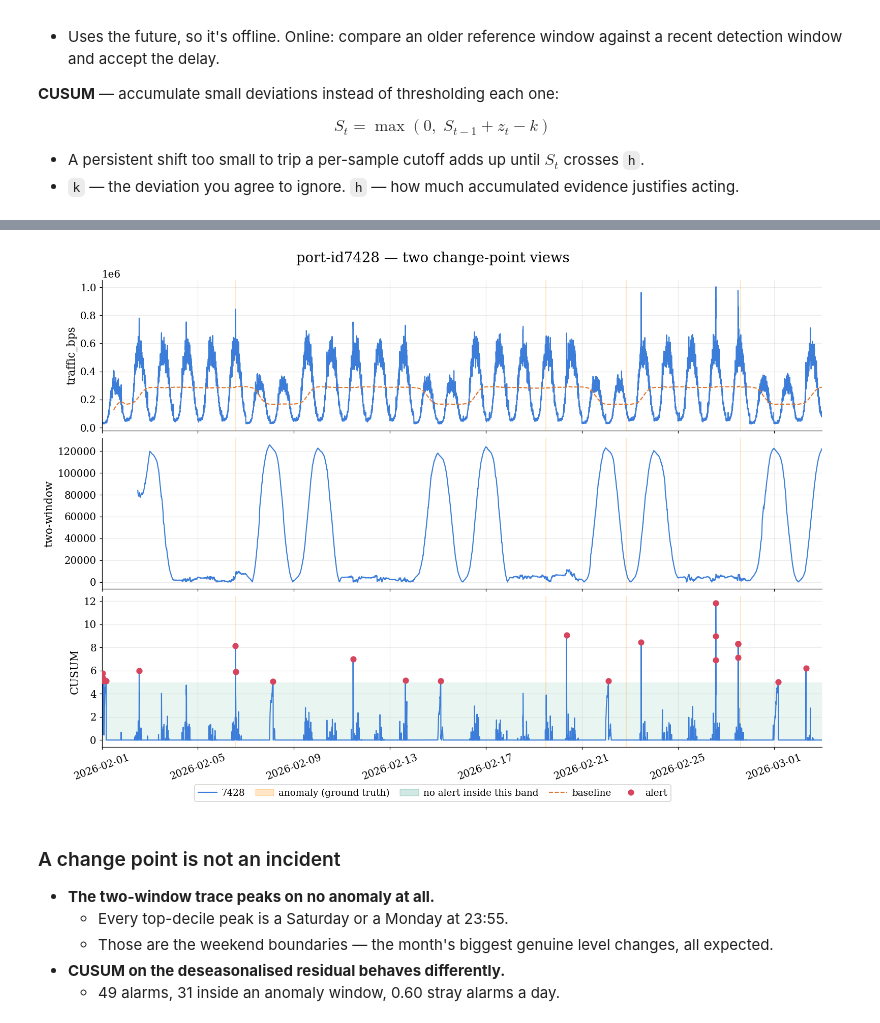
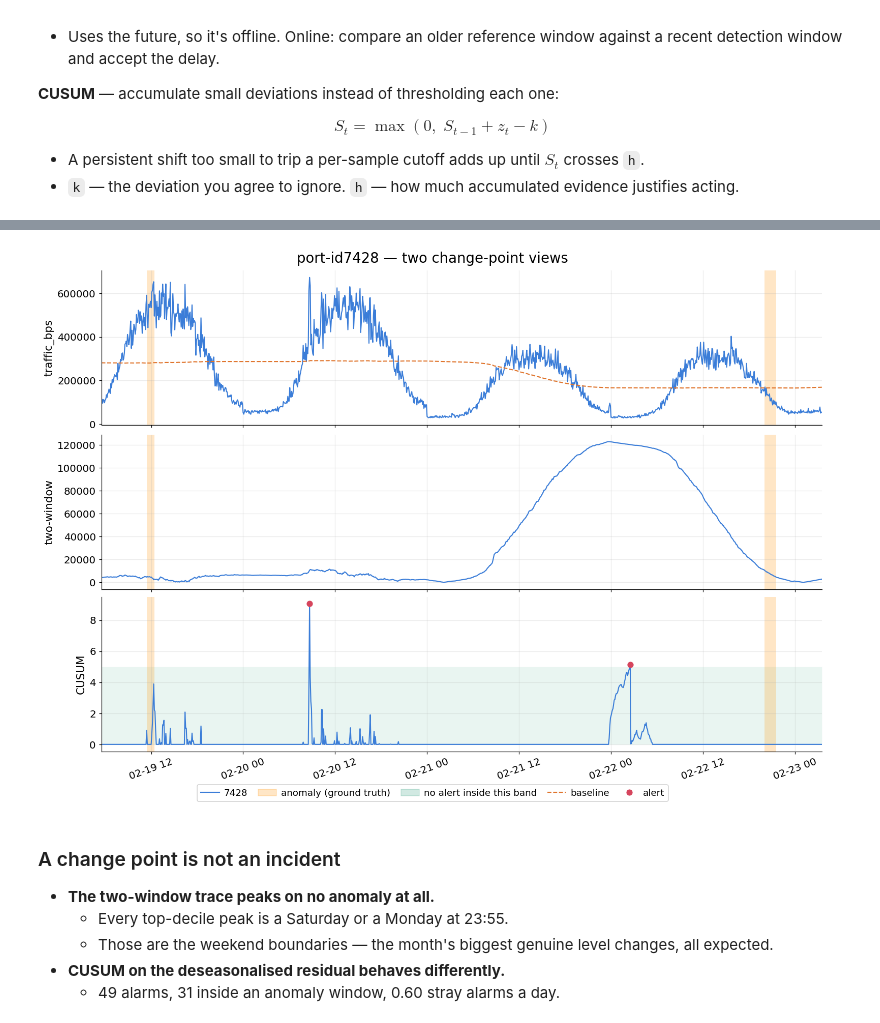
Before and after one commit to kevin880987/aiops-anomaly-zero-to-hero, a Jupyter notebook: labs/workshop/02_detectors.ipynb, the cells around one changed output, grey strips where cells are left out. Drawn from its saved outputs; the diff is of its cells as text; code cells hidden in the pictures.

```diff
--- a/labs/workshop/02_detectors.ipynb
+++ b/labs/workshop/02_detectors.ipynb
@@ -108,6 +108,7 @@ residual columns shipped for: traffic_bps, packets_pps, avg_pkt_bytes, broadcast
 PORTS = SPEC["data_contract"]["ports"]
 COLUMNS = SPEC["representations"]["columns"]
 ANOMALY_TYPES = SPEC["representations"]["anomaly_types"]
+ZOOM_EVENTS = SPEC["representations"]['zoom_events']
 TRAIN_FRAC = SPEC["representations"]["train_frac"]
 N_INPUT = SPEC["representations"]["sliding_window_samples"]
 THRESHOLD = SPEC["baseline"]["threshold"]
@@ -256,11 +257,11 @@ port-id7428
 # %%
 panel = g.assign(**{"traffic_bps": g["value"], "two-window": tw.to_numpy(), "CUSUM": S})
 plot_signals(half=HALF, data=panel, columns=["traffic_bps", "two-window", "CUSUM"], ports=[port],
-            events=ANOMALY_TYPES, baselines={"traffic_bps": level}, bands={"CUSUM": (0.0, 5.0)},
-            alerts={"CUSUM": pd.Series(alarm)}, by_port=False, zoom_anomaly=False,
+            events=ZOOM_EVENTS, baselines={"traffic_bps": level}, bands={"CUSUM": (0.0, 5.0)},
+            alerts={"CUSUM": pd.Series(alarm)}, by_port=False, zoom_anomaly=True,
             zoom_signal=False, title=f"{port} — two change-point views")
 # %% [output]
-[figure, old version]
+[figure, new version]
 # %% [markdown]
 ### A change point is not an incident
 
```
Also changed, not shown: parts of 10 cells of this notebook, 1 other file.
